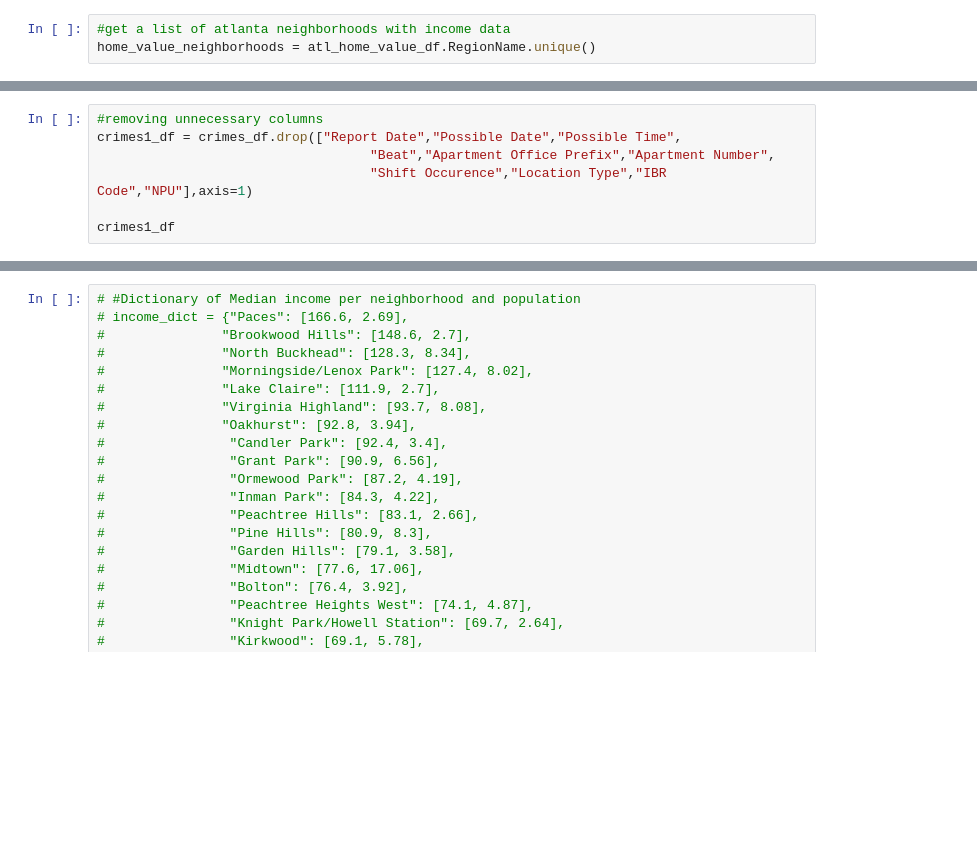
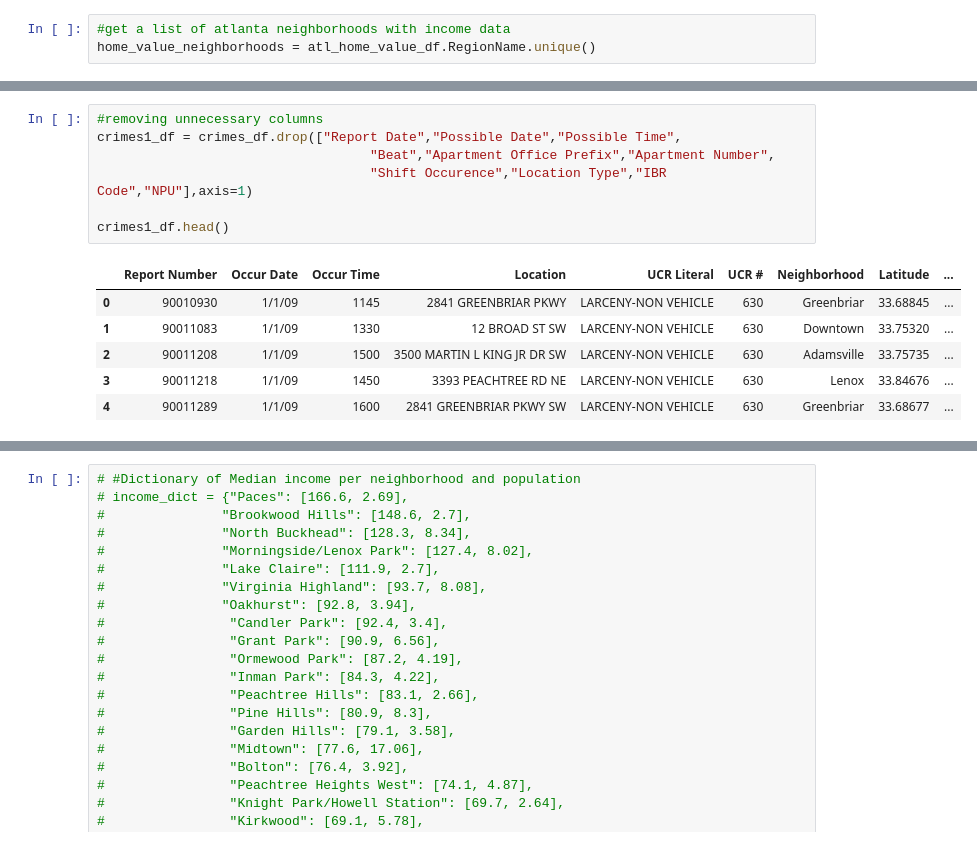
Before and after one commit to niccc/Atlanta-Crime-Data, a Jupyter notebook: crimes.ipynb, the cells around one changed output, grey strips where cells are left out. Cells and saved outputs as stored; diff of their text form; blank space fills up the shorter version.

```diff
--- a/crimes.ipynb
+++ b/crimes.ipynb
@@ -79,9 +99,16 @@ len(crimes_df["Report Number"].unique())
 # %%
 #removing unnecessary columns
 crimes1_df = crimes_df.drop(["Report Date","Possible Date","Possible Time",
                                    "Beat","Apartment Office Prefix","Apartment Number",
                                    "Shift Occurence","Location Type","IBR Code","NPU"],axis=1)
 
-crimes1_df
+crimes1_df.head()
+# %% [output]
+|  | Report Number | Occur Date | Occur Time | Location | UCR Literal | UCR # | Neighborhood | Latitude | ... |
+| 0 | 90010930 | 1/1/09 | 1145 | 2841 GREENBRIAR PKWY | LARCENY-NON VEHICLE | 630 | Greenbriar | 33.68845 | ... |
+| 1 | 90011083 | 1/1/09 | 1330 | 12 BROAD ST SW | LARCENY-NON VEHICLE | 630 | Downtown | 33.75320 | ... |
+| 2 | 90011208 | 1/1/09 | 1500 | 3500 MARTIN L KING JR DR SW | LARCENY-NON VEHICLE | 630 | Adamsville | 33.75735 | ... |
+| 3 | 90011218 | 1/1/09 | 1450 | 3393 PEACHTREE RD NE | LARCENY-NON VEHICLE | 630 | Lenox | 33.84676 | ... |
+| 4 | 90011289 | 1/1/09 | 1600 | 2841 GREENBRIAR PKWY SW | LARCENY-NON VEHICLE | 630 | Greenbriar | 33.68677 | ... |
 # %%
 crimes1_df.info()
```
Also changed, not shown: parts of 7 cells of this notebook.
